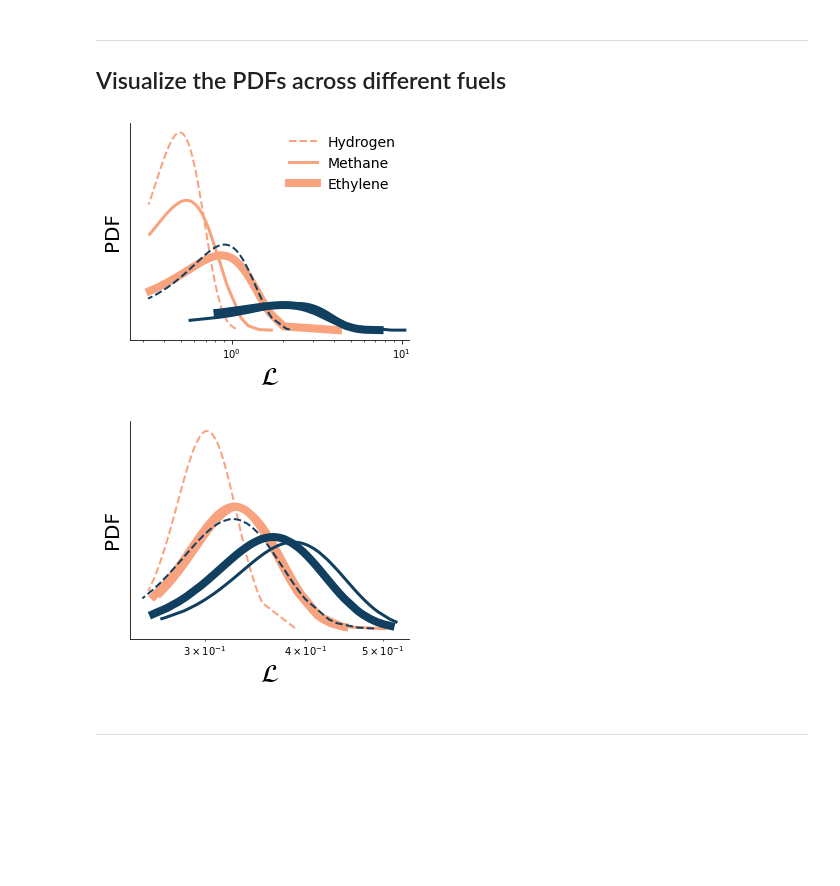
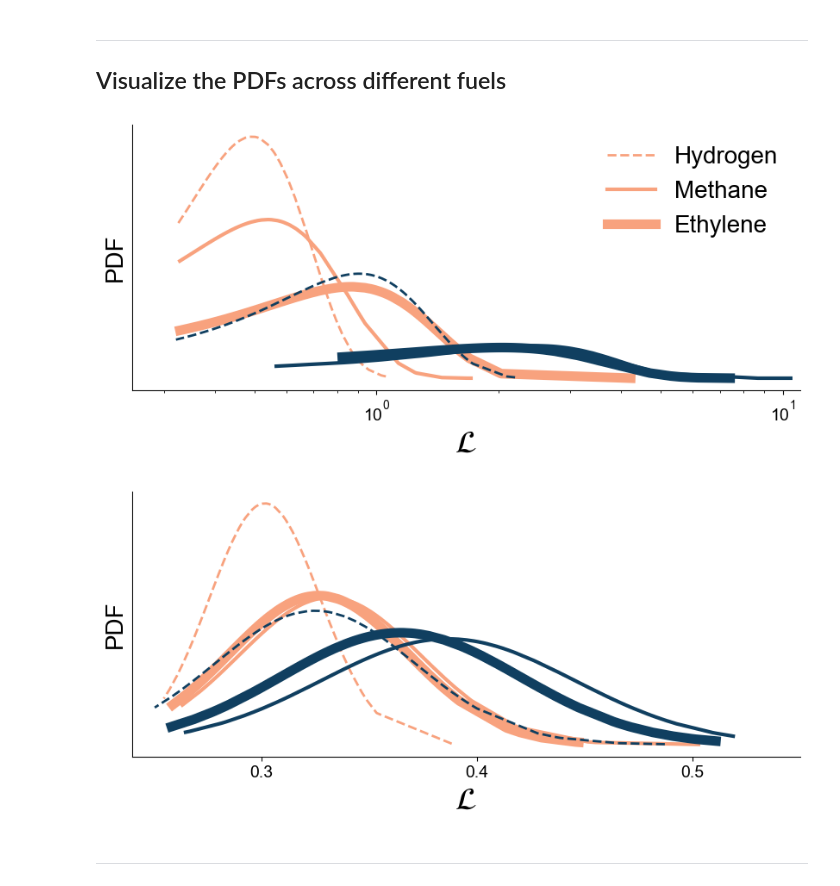
Before and after one commit to kamilazdybal/nonlinear-decoding, a Jupyter notebook: jupyter-notebooks/QoIAwareProjection-draw-PDFs.ipynb, the cells around one changed output. Cells and saved outputs as stored; diff of their text form; code cells hidden in the pictures; blank space fills up the shorter version.

```diff
--- a/jupyter-notebooks/QoIAwareProjection-draw-PDFs.ipynb
+++ b/jupyter-notebooks/QoIAwareProjection-draw-PDFs.ipynb
@@ -29,44 +29,41 @@ n_components = 2
 
 line_widths = [2,3,8]
 
-fig = plt.figure(figsize=(5,4))
+fig = plt.figure(figsize=(10,4))
 
 for i, data_tag in enumerate(data_tags_list):
 
     costs_without_Seta = pd.read_csv(results_dir + data_tag + '-costs-without-Seta-' + str(n_components) + 'D-LDM-power-' + str(power) + '.csv', header=None).to_numpy().ravel()
     costs_with_Seta = pd.read_csv(results_dir + data_tag + '-costs-with-Seta-' + str(n_components) + 'D-LDM-power-' + str(power) + '.csv', header=None).to_numpy().ravel()
 
     PDF_costs_without_Seta = pd.read_csv(results_dir + data_tag + '-PDF-without-Seta-' + str(n_components) + 'D-LDM-power-' + str(power) + '.csv', header=None).to_numpy().ravel()
     PDF_costs_with_Seta = pd.read_csv(results_dir + data_tag + '-PDF-with-Seta-' + str(n_components) + 'D-LDM-power-' + str(power) + '.csv', header=None).to_numpy().ravel()
 
     (_, idx_without) = preprocess.order_variables(np.array(costs_without_Seta)[None,:], method='mean', descending=True)
     if i==0:
         plt.plot(np.array(costs_without_Seta)[idx_without], PDF_costs_without_Seta[idx_without], '--', lw=line_widths[i], c=cluster_colors[1], zorder=10)
     else:
         plt.plot(np.array(costs_without_Seta)[idx_without], PDF_costs_without_Seta[idx_without], '-', lw=line_widths[i], c=cluster_colors[1], zorder=10)
 
     (_, idx_with) = preprocess.order_variables(np.array(costs_with_Seta)[None,:], method='mean', descending=True)
     if i==0:
         plt.plot(np.array(costs_with_Seta)[idx_with], PDF_costs_with_Seta[idx_with], '--', lw=line_widths[i], c=cluster_colors[7], label=legend_labels[i])
     else:
         plt.plot(np.array(costs_with_Seta)[idx_with], PDF_costs_with_Seta[idx_with], '-', lw=line_widths[i], c=cluster_colors[7], label=legend_labels[i])
 
 plt.yticks([])
-
-# if n_components == 3:
-#     plt.xlim([0.9,3.1])
-#     plt.xticks([1,2,3])
-# if n_components == 2:
 plt.xlim([0.25,11])
-# plt.xticks([0,5,10])
 plt.xlabel('$\mathcal{L}$', fontsize=26)
-plt.ylabel('PDF', fontsize=20)
+plt.ylabel('PDF', fontsize=20, **csfont)
 plt.xscale('log')
-if n_components==2: plt.legend(ncol=1, frameon=False, fontsize=14)
+plt.xticks(fontsize=14, **csfont)
+L = plt.legend(ncol=1, frameon=False, fontsize=20)
+plt.setp(L.texts, family='Arial')
 plt.gca().spines['top'].set_visible(False)
 plt.gca().spines['right'].set_visible(False)
+plt.savefig('../figures/PDF-of-costs-across-datasets-' + str(n_components) + 'D-LDMs.svg', dpi=300, bbox_inches='tight')
 # %% [output]
-[figure, old version]
+[figure, new version]
 # %%
 color_map_colors = cmc.batlow
 cluster_colors = color_map_colors(np.linspace(0, 1, 10))
@@ -75,7 +72,7 @@ n_components = 3
 
 line_widths = [2,3,8]
 
-fig = plt.figure(figsize=(5,4))
+fig = plt.figure(figsize=(10,4))
 
 for i, data_tag in enumerate(data_tags_list):
 
@@ -98,21 +95,15 @@ for i, data_tag in enumerate(data_tags_list):
         plt.plot(np.array(costs_with_Seta)[idx_with], PDF_costs_with_Seta[idx_with], '-', lw=line_widths[i], c=cluster_colors[7], label=legend_labels[i])
 
 plt.yticks([])
-
-# if n_components == 3:
-#     plt.xlim([0.9,3.1])
-#     plt.xticks([1,2,3])
-# if n_components == 2:
-# plt.xlim([0.2,0.8])
-# plt.xticks([1,2,3])
-plt.xscale('log')
+plt.xlim([0.24,0.55])
 plt.xlabel('$\mathcal{L}$', fontsize=26)
-plt.ylabel('PDF', fontsize=20)
+plt.ylabel('PDF', fontsize=20, **csfont)
+plt.xticks([0.3,0.4,0.5], fontsize=14, **csfont)
 if n_components==2: plt.legend(ncol=1, frameon=False, fontsize=14)
 plt.gca().spines['top'].set_visible(False)
 plt.gca().spines['right'].set_visible(False)
 plt.savefig('../figures/PDF-of-costs-across-datasets-' + str(n_components) + 'D-LDMs.svg', dpi=300, bbox_inches='tight')
 # %% [output]
-[figure, old version]
+[figure, new version]
 # %% [markdown]
 ***
```
Also changed, not shown: parts of 1 cell of this notebook, 4 other files.
